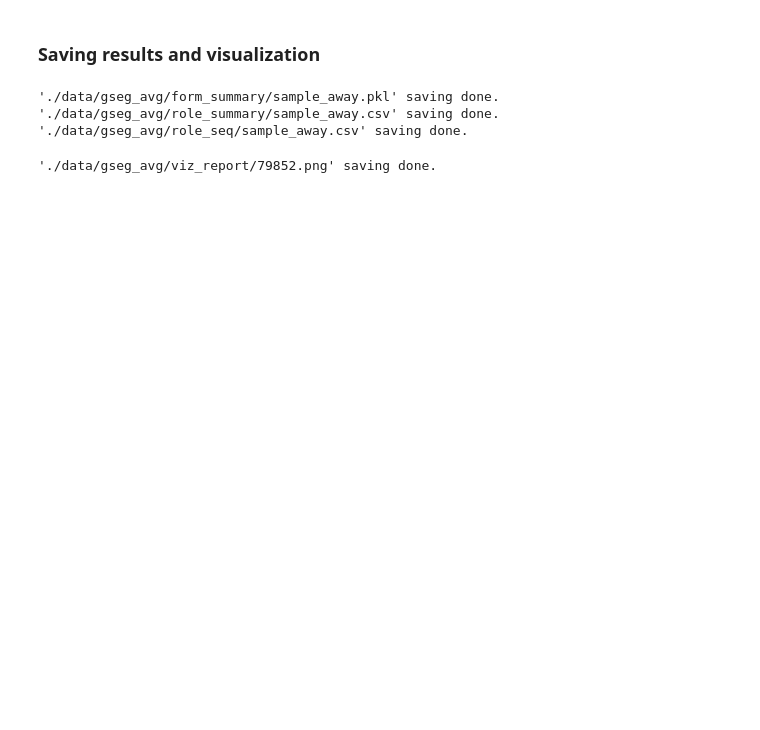
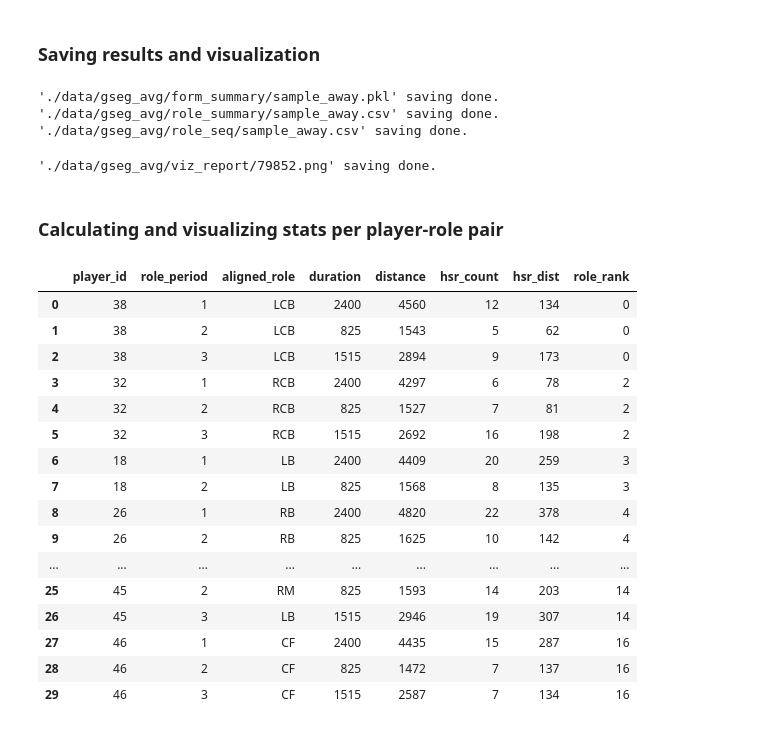
Before and after one commit to hyunsungkim-ds/soccercpd, a Jupyter notebook: tutorial_kloppy.ipynb, the cells around one changed output. Drawn from its saved outputs; the diff is of its cells as text; code cells hidden in the pictures; blank space fills up the shorter version.

```diff
--- a/tutorial_kloppy.ipynb
+++ b/tutorial_kloppy.ipynb
@@ -161,2 +159,26 @@ cpd.visualize(match_id=activity_id, role_labels=cpd.role_labels, save=True)
 # %% [output]
 './data/gseg_avg/viz_report/79852.png' saving done.
+# %% [markdown]
+### Calculating and visualizing stats per player-role pair
+# %%
+match = Match(cpd.data, cpd.role_summary)
+match.aggregate()
+match.stats
+# %% [output]
+|  | player_id | role_period | aligned_role | duration | distance | hsr_count | hsr_dist | role_rank |
+| 0 | 38 | 1 | LCB | 2400 | 4560 | 12 | 134 | 0 |
+| 1 | 38 | 2 | LCB | 825 | 1543 | 5 | 62 | 0 |
+| 2 | 38 | 3 | LCB | 1515 | 2894 | 9 | 173 | 0 |
+| 3 | 32 | 1 | RCB | 2400 | 4297 | 6 | 78 | 2 |
+| 4 | 32 | 2 | RCB | 825 | 1527 | 7 | 81 | 2 |
+| 5 | 32 | 3 | RCB | 1515 | 2692 | 16 | 198 | 2 |
+| 6 | 18 | 1 | LB | 2400 | 4409 | 20 | 259 | 3 |
+| 7 | 18 | 2 | LB | 825 | 1568 | 8 | 135 | 3 |
+| 8 | 26 | 1 | RB | 2400 | 4820 | 22 | 378 | 4 |
+| 9 | 26 | 2 | RB | 825 | 1625 | 10 | 142 | 4 |
+| ... | ... | ... | ... | ... | ... | ... | ... | ... |
+| 25 | 45 | 2 | RM | 825 | 1593 | 14 | 203 | 14 |
+| 26 | 45 | 3 | LB | 1515 | 2946 | 19 | 307 | 14 |
+| 27 | 46 | 1 | CF | 2400 | 4435 | 15 | 287 | 16 |
+| 28 | 46 | 2 | CF | 825 | 1472 | 7 | 137 | 16 |
+| 29 | 46 | 3 | CF | 1515 | 2587 | 7 | 134 | 16 |
```
Also changed, not shown: parts of 5 cells of this notebook, 3 other files.
